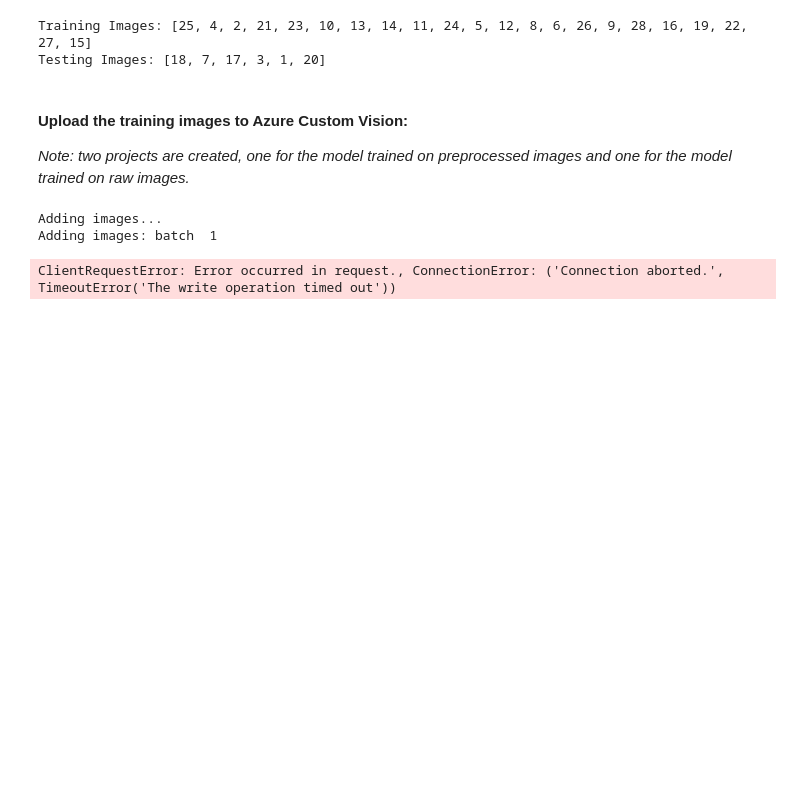
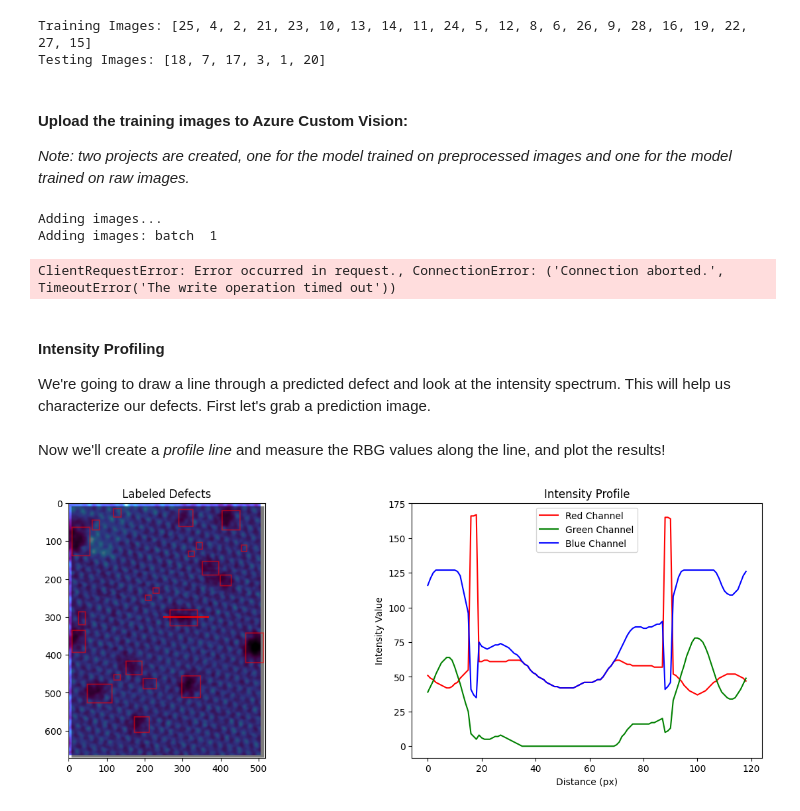
Before and after one commit to summat1/Defect-Detection-MSE479, a Jupyter notebook: image_upload.ipynb, the cells around one changed output. Drawn from its saved outputs; the diff is of its cells as text; code cells hidden in the pictures; blank space fills up the shorter version.

Commit message:
added image intensity to image upload

```diff
--- a/image_upload.ipynb
+++ b/image_upload.ipynb
@@ -105,3 +113,40 @@ ACVObjectDetector.upload_training_images(train_images)
 Adding images...
 Adding images: batch  1
 ClientRequestError: Error occurred in request., ConnectionError: ('Connection aborted.', TimeoutError('The write operation timed out'))
+# %% [markdown]
+#### Intensity Profiling
+
+We're going to draw a line through a predicted defect and look at the intensity spectrum. This will help us characterize our defects. First let's grab a prediction image.
+# %%
+# get prediction image
+cwd = os.getcwd()
+image = io.imread(cwd + '/preds/pred1.png')
+# %% [markdown]
+Now we'll create a *profile line* and measure the RBG values along the line, and plot the results!
+# %%
+# draw line for profiling
+start = (300, 250)
+end = (300, image.shape[1] - 150)
+profile = measure.profile_line(image, start, end)
+
+# measure each channel
+profile_red = measure.profile_line(image[:, :, 0], start, end)
+profile_green = measure.profile_line(image[:, :, 1], start, end)
+profile_blue = measure.profile_line(image[:, :, 2], start, end)
+
+# plot results
+fig, ax = plt.subplots(1, 2, figsize=(15, 5))
+ax[0].set_title('Labeled Defects')
+ax[0].imshow(image)
+ax[0].plot([start[1], end[1]], [start[0], end[0]], 'r')
+ax[1].set_title('Intensity Profile')
+ax[1].plot(profile_red, 'r', label='Red Channel')
+ax[1].plot(profile_green, 'g', label='Green Channel')
+ax[1].plot(profile_blue, 'b', label='Blue Channel')
+ax[1].set_ylabel('Intensity Value')
+ax[1].set_xlabel('Distance (px)')
+ax[1].legend()
+
+plt.show()
+# %% [output]
+[figure, added]
```
Also changed, not shown: parts of 3 cells of this notebook.
